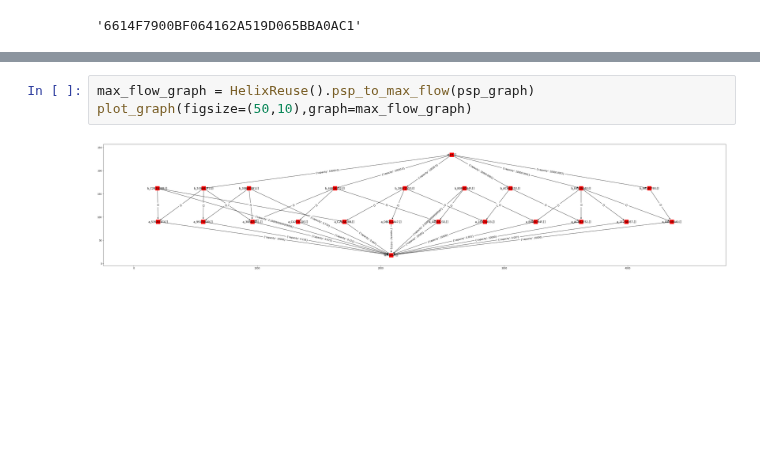
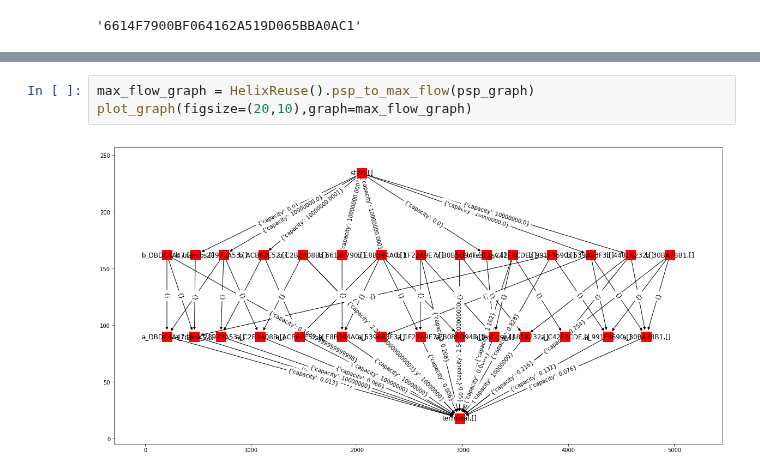
Before and after one commit to dbehrouz/ml-workload-optimization, a Jupyter notebook: code/collaborative-optimizer/experiment_graph/playground/helix_reuse_test.ipynb, the cells around one changed output, grey strips where cells are left out. Saved outputs shown, nothing was run; the diff lists cells and outputs as text; blank space fills up the shorter version.

```diff
--- a/code/collaborative-optimizer/experiment_graph/playground/helix_reuse_test.ipynb
+++ b/code/collaborative-optimizer/experiment_graph/playground/helix_reuse_test.ipynb
@@ -283,8 +341,8 @@ plot_graph(figsize=(50,10), graph=psp_graph, prog='dot')
 # %%
 max_flow_graph = HelixReuse().psp_to_max_flow(psp_graph)
-plot_graph(figsize=(50,10),graph=max_flow_graph)
+plot_graph(figsize=(20,10),graph=max_flow_graph)
 # %% [output]
-[figure, old version]
+[figure, new version]
 # %%
 mat_helix, compute_helix,_ = helix_reuse(terminal_vertex, executor.execution_environment)
 mat_linear, compute_linear,_ = linear_reuse(terminal_vertex, executor.execution_environment)
```
Also changed, not shown: parts of 7 cells of this notebook, 4 other files.
